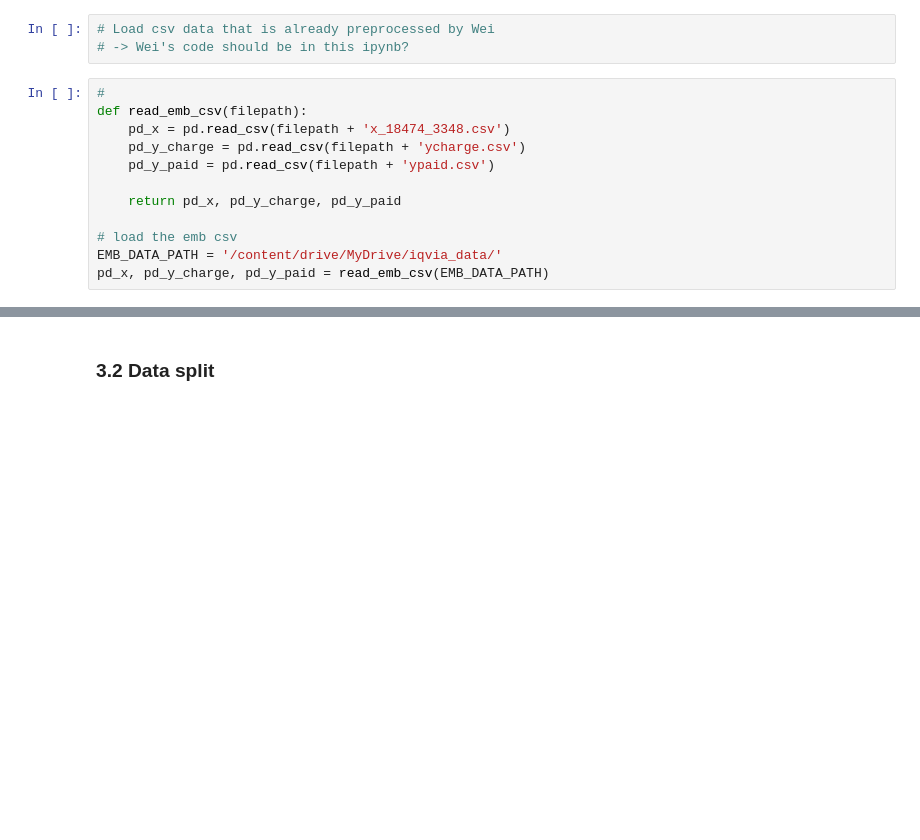
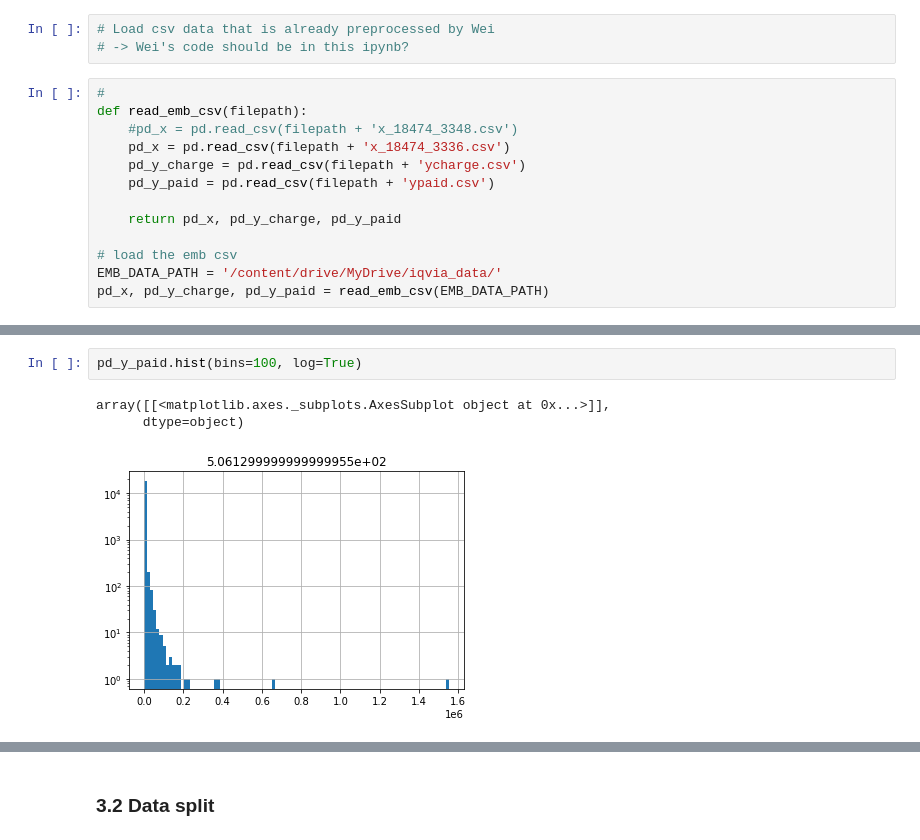
Before and after one commit to bbalasub1/CS598IQVIAClaims, a Jupyter notebook: src/cost_prediction.ipynb, the cells around one changed output, grey strips where cells are left out. Cells and saved outputs as stored; diff of their text form; blank space fills up the shorter version.

```diff
--- a/src/cost_prediction.ipynb
+++ b/src/cost_prediction.ipynb
@@ -468,7 +478,8 @@ True
 # %%
 #
 def read_emb_csv(filepath):
-    pd_x = pd.read_csv(filepath + 'x_18474_3348.csv')
+    #pd_x = pd.read_csv(filepath + 'x_18474_3348.csv')
+    pd_x = pd.read_csv(filepath + 'x_18474_3336.csv')
     pd_y_charge = pd.read_csv(filepath + 'ycharge.csv')
     pd_y_paid = pd.read_csv(filepath + 'ypaid.csv')
 
@@ -483,0 +511,6 @@ print("ppd_y_paid: {}".format(pd_y_paid.shape))
+# %%
+pd_y_paid.hist(bins=100, log=True)
+# %% [output]
+array([[<matplotlib.axes._subplots.AxesSubplot object at 0x...>]],
+      dtype=object)
+[figure, added]
```
Also changed, not shown: parts of 29 cells of this notebook.
